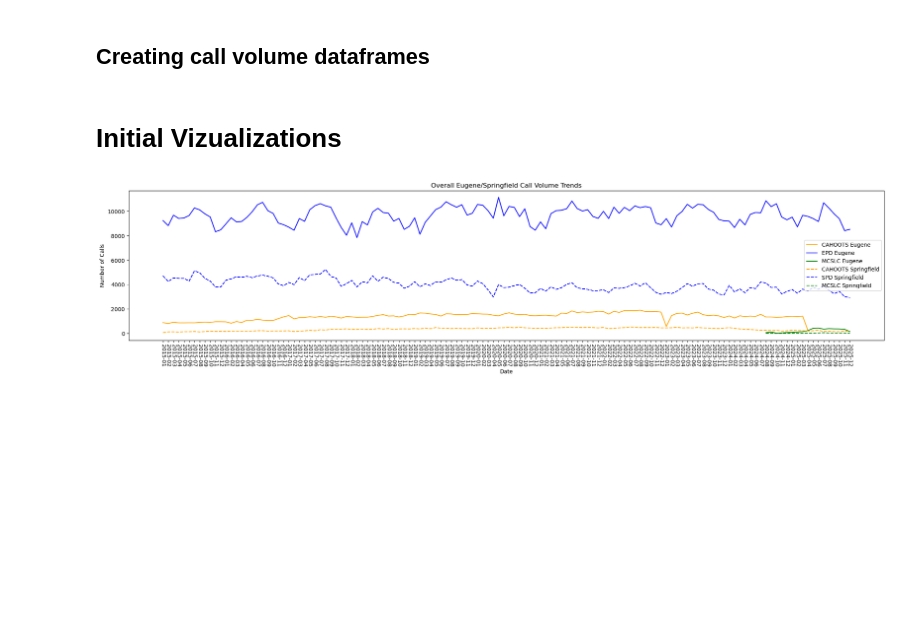
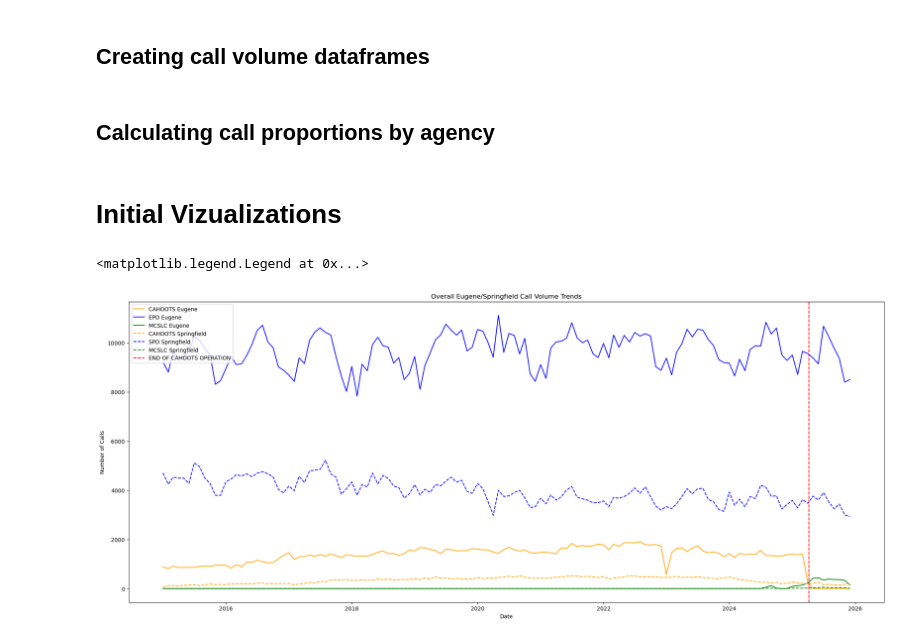
Before and after one commit to luhlig123/DataScienceInAction, a Jupyter notebook: DSCI410_Data_Processing.ipynb, the cells around one changed output. Cells and saved outputs as stored; diff of their text form; code cells hidden in the pictures; blank space fills up the shorter version.

Commit message:
Updated plots and organization

```diff
--- a/DSCI410_Data_Processing.ipynb
+++ b/DSCI410_Data_Processing.ipynb
@@ -61,8 +83,8 @@ SPD_Full["Date"] = SPD_Full["Call Creation Time"].dt.strftime("%Y-%m")
 # %%
 #Subsetting MCSLC data by City
 
-MCSLC_Eugene = MCSLC_data[MCSLC_data["City"] == 'Eugene']
-MCSLC_Springfield = MCSLC_data[MCSLC_data["City"] == 'Springfield']
+MCSLC_Eugene = MCSLC_data[MCSLC_data["City"] == 'Eugene'].reset_index()
+MCSLC_Springfield = MCSLC_data[MCSLC_data["City"] == 'Springfield'].reset_index()
 # %% [markdown]
 ## Subsetting Eugene and Springfield data by agency
 # %%
@@ -74,11 +96,11 @@ Cahoots_codes = np.array(['_CAHOT ', '_TESTCA', '_1J77  ', '_3J78  ', '_4J79  ',
 # %%
 #Subsetting Eugene and Springfield call data by known CAHOOTS unit codes
 
-CAHOOTS_EUG = CAD_total[CAD_total["primeunit"].isin(Cahoots_codes)]
-EPD = CAD_total[~CAD_total["primeunit"].isin(Cahoots_codes)]
+CAHOOTS_EUG = CAD_total[CAD_total["primeunit"].isin(Cahoots_codes)].reset_index()
+EPD = CAD_total[~CAD_total["primeunit"].isin(Cahoots_codes)].reset_index()
 
-CAHOOTS_SPR = SPD_Full[SPD_Full["Primary Responding Unit"].isin(Cahoots_codes)]
-SPD = SPD_Full[~SPD_Full["Primary Responding Unit"].isin(Cahoots_codes)]
+CAHOOTS_SPR = SPD_Full[SPD_Full["Primary Responding Unit"].isin(Cahoots_codes)].reset_index()
+SPD = SPD_Full[~SPD_Full["Primary Responding Unit"].isin(Cahoots_codes)].reset_index()
 # %% [markdown]
 ## Identifying most common CAHOOTS/MCSLC call types
 # %%
@@ -157,24 +211,38 @@ MCSLC_SPR_VOLUME = MCSLC_Springfield.groupby("Date")["ID"].count().reset_index()
+# %% [markdown]
+## Calculating call proportions by agency
+# %%
+#Eugene call proportions
+TOTAL_EUG_VOLUME["PROP_EPD"] = TOTAL_EUG_VOLUME["EPD_CALLS"] / (TOTAL_EUG_VOLUME["EPD_CALLS"] + TOTAL_EUG_VOLUME["CH_EUG_CALLS"] + TOTAL_EUG_VOLUME["MCSLC_EUG_CALLS"])
+TOTAL_EUG_VOLUME["PROP_CAHOOTS"] = TOTAL_EUG_VOLUME["CH_EUG_CALLS"] / (TOTAL_EUG_VOLUME["EPD_CALLS"] + TOTAL_EUG_VOLUME["CH_EUG_CALLS"] + TOTAL_EUG_VOLUME["MCSLC_EUG_CALLS"])
+TOTAL_EUG_VOLUME["PROP_MCSLC"] = TOTAL_EUG_VOLUME["MCSLC_EUG_CALLS"] / (TOTAL_EUG_VOLUME["EPD_CALLS"] + TOTAL_EUG_VOLUME["CH_EUG_CALLS"] + TOTAL_EUG_VOLUME["MCSLC_EUG_CALLS"])
+
+#Spriungfield call proportions
+TOTAL_SPR_VOLUME["PROP_SPD"] = TOTAL_SPR_VOLUME["SPD_CALLS"] / (TOTAL_SPR_VOLUME["SPD_CALLS"] + TOTAL_SPR_VOLUME["CH_SPR_CALLS"] + TOTAL_SPR_VOLUME["MCSLC_SPR_CALLS"])
+TOTAL_SPR_VOLUME["PROP_CAHOOTS"] = TOTAL_SPR_VOLUME["CH_SPR_CALLS"] / (TOTAL_SPR_VOLUME["SPD_CALLS"] + TOTAL_SPR_VOLUME["CH_SPR_CALLS"] + TOTAL_SPR_VOLUME["MCSLC_SPR_CALLS"])
+TOTAL_SPR_VOLUME["PROP_MCSLC"] = TOTAL_SPR_VOLUME["MCSLC_SPR_CALLS"] / (TOTAL_SPR_VOLUME["SPD_CALLS"] + TOTAL_SPR_VOLUME["CH_SPR_CALLS"] + TOTAL_SPR_VOLUME["MCSLC_SPR_CALLS"])
 # %% [markdown]
 # Initial Vizualizations
 # %%
-#ALL DATA
+#ALL CALL VOLUME DATA
 
-plt.figure(figsize=(25,5))
+plt.figure(figsize=(25,10))
 
 #Eugene Data
-sns.lineplot(data = CAHOOTS_EUG_VOLUME, x = "Date", y = "inci_id", label = "CAHOOTS Eugene", color = 'orange')
-sns.lineplot(data = EPD_VOLUME, x = "Date", y = "inci_id", label = "EPD Eugene", color = 'blue')
-sns.lineplot(data = MCSLC_EUG_VOLUME, x = "Date", y = "ID", label = "MCSLC Eugene", color = "green")
+sns.lineplot(data = TOTAL_EUG_VOLUME, x = "Date", y = "CH_EUG_CALLS", label = "CAHOOTS Eugene", color = 'orange')
+sns.lineplot(data = TOTAL_EUG_VOLUME, x = "Date", y = "EPD_CALLS", label = "EPD Eugene", color = 'blue')
+sns.lineplot(data = TOTAL_EUG_VOLUME, x = "Date", y = "MCSLC_EUG_CALLS", label = "MCSLC Eugene", color = "green")
 
 #Springfield Data
-sns.lineplot(data = CAHOOTS_SPR_VOLUME, x = "Date", y = "Incident Number", label = "CAHOOTS Springfield", linestyle = "--", color = 'orange')
-sns.lineplot(data = SPD_VOLUME, x = "Date", y = "Incident Number", label = "SPD Springfield", linestyle = "--", color = 'blue')
-sns.lineplot(data = MCSLC_SPR_VOLUME, x = "Date", y = "ID", label = "MCSLC Springfield", linestyle = "--", color = "green")
+sns.lineplot(data = TOTAL_SPR_VOLUME, x = "Date", y = "CH_SPR_CALLS", label = "CAHOOTS Springfield", linestyle = "--", color = 'orange')
+sns.lineplot(data = TOTAL_SPR_VOLUME, x = "Date", y = "SPD_CALLS", label = "SPD Springfield", linestyle = "--", color = 'blue')
+sns.lineplot(data = TOTAL_SPR_VOLUME, x = "Date", y = "MCSLC_SPR_CALLS", label = "MCSLC Springfield", linestyle = "--", color = "green")
+
+plt.axvline(dt.datetime(2025, 4, 7), color = 'red', linestyle = "--", label = "END OF CAHOOTS OPERATION")
 
 plt.title("Overall Eugene/Springfield Call Volume Trends")
 plt.xlabel("Date")
 plt.ylabel("Number of Calls")
-
-plt.xticks(rotation = -90);
+plt.legend(loc = "upper left")
 # %% [output]
+<matplotlib.legend.Legend at 0x...>
-[figure, old version]
+[figure, new version]
```
Also changed, not shown: parts of 21 cells of this notebook, 1 other file.
